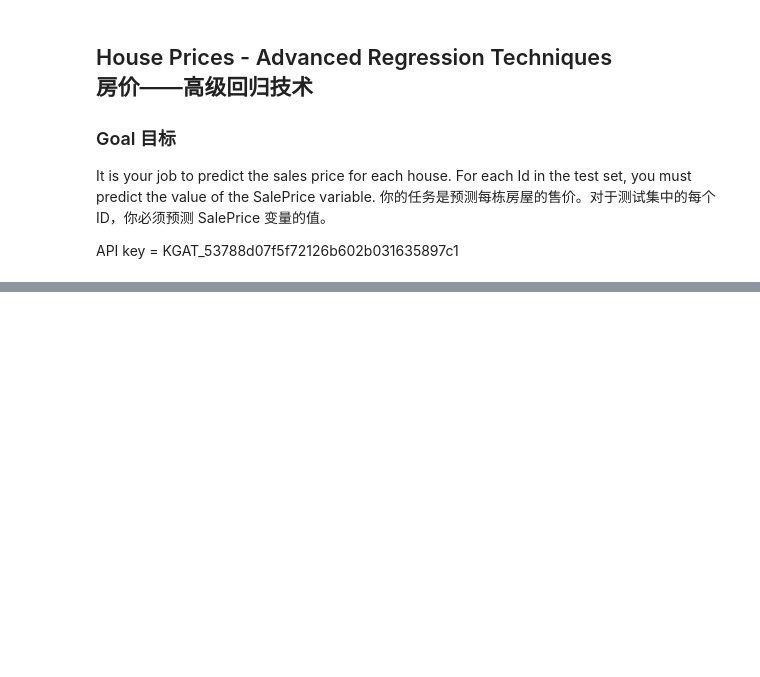
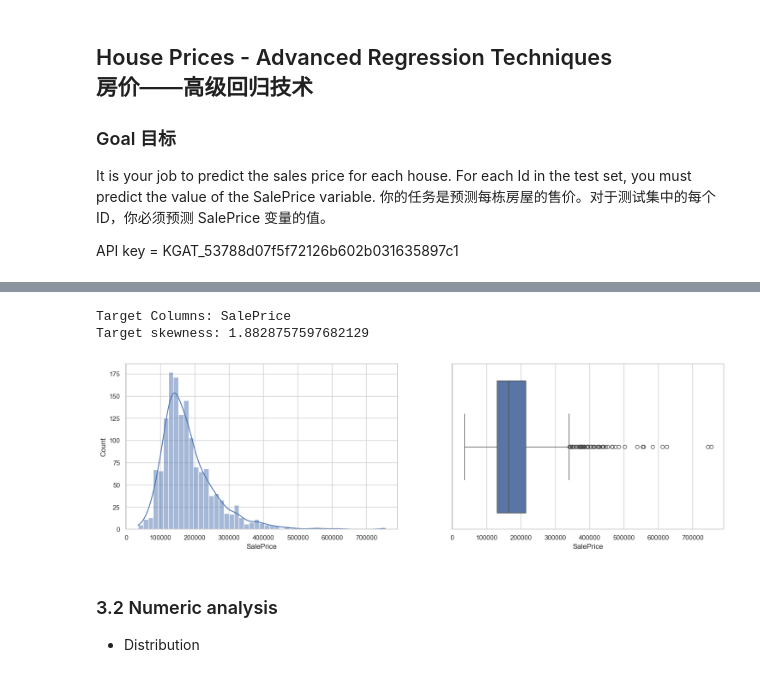
Before and after one commit to Tolia-GH/ITMO-MA, a Jupyter notebook: EnterExam/ai/Practice/S1-1/S1-Regression.ipynb, the cells around one changed output, grey strips where cells are left out. Saved outputs shown, nothing was run; the diff lists cells and outputs as text; code cells hidden in the pictures; blank space fills up the shorter version.

```diff
--- a/EnterExam/ai/Practice/S1-1/S1-Regression.ipynb
+++ b/EnterExam/ai/Practice/S1-1/S1-Regression.ipynb
@@ -255,0 +387,18 @@ Objective Columns: ['MSZoning', 'Street', 'Alley', 'LotShape', 'LandContour', 'U
+# %%
+fig, axes = plt.subplots(nrows=1, ncols=2, figsize=(18, 5))
+
+print("Target Columns:", TARGET_COL)
+print("Target skewness:", train[TARGET_COL].skew())
+
+sns.histplot(train[TARGET_COL], kde=True, ax=axes[0])
+sns.boxplot(x=train[TARGET_COL], ax=axes[1])
+
+plt.show()
+# %% [output]
+Target Columns: SalePrice
+Target skewness: 1.8828757597682129
+[figure, added]
+# %% [markdown]
+### 3.2 Numeric analysis
+
+- Distribution
```
Also changed, not shown: parts of 43 cells of this notebook, 1 other file.
